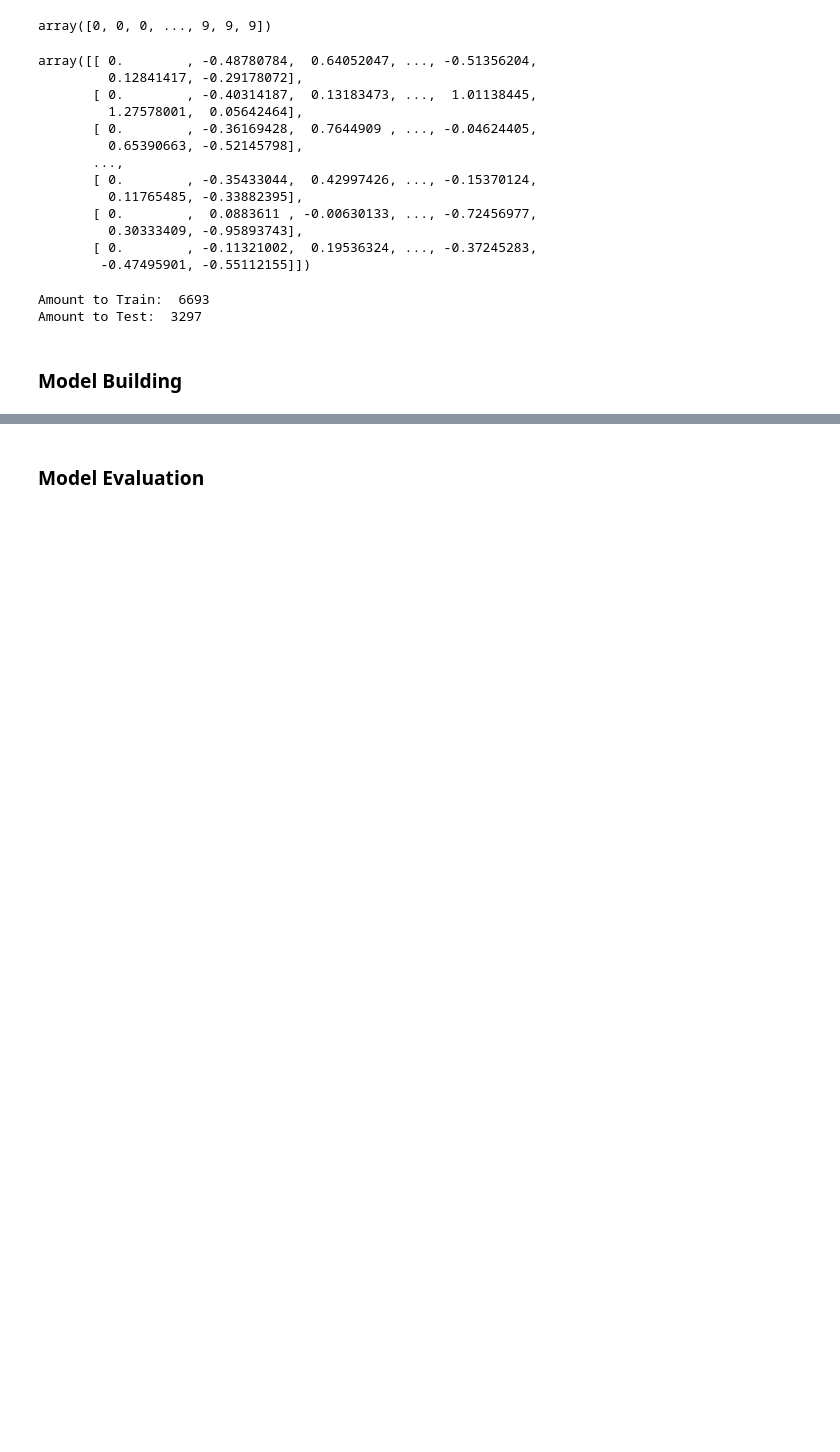
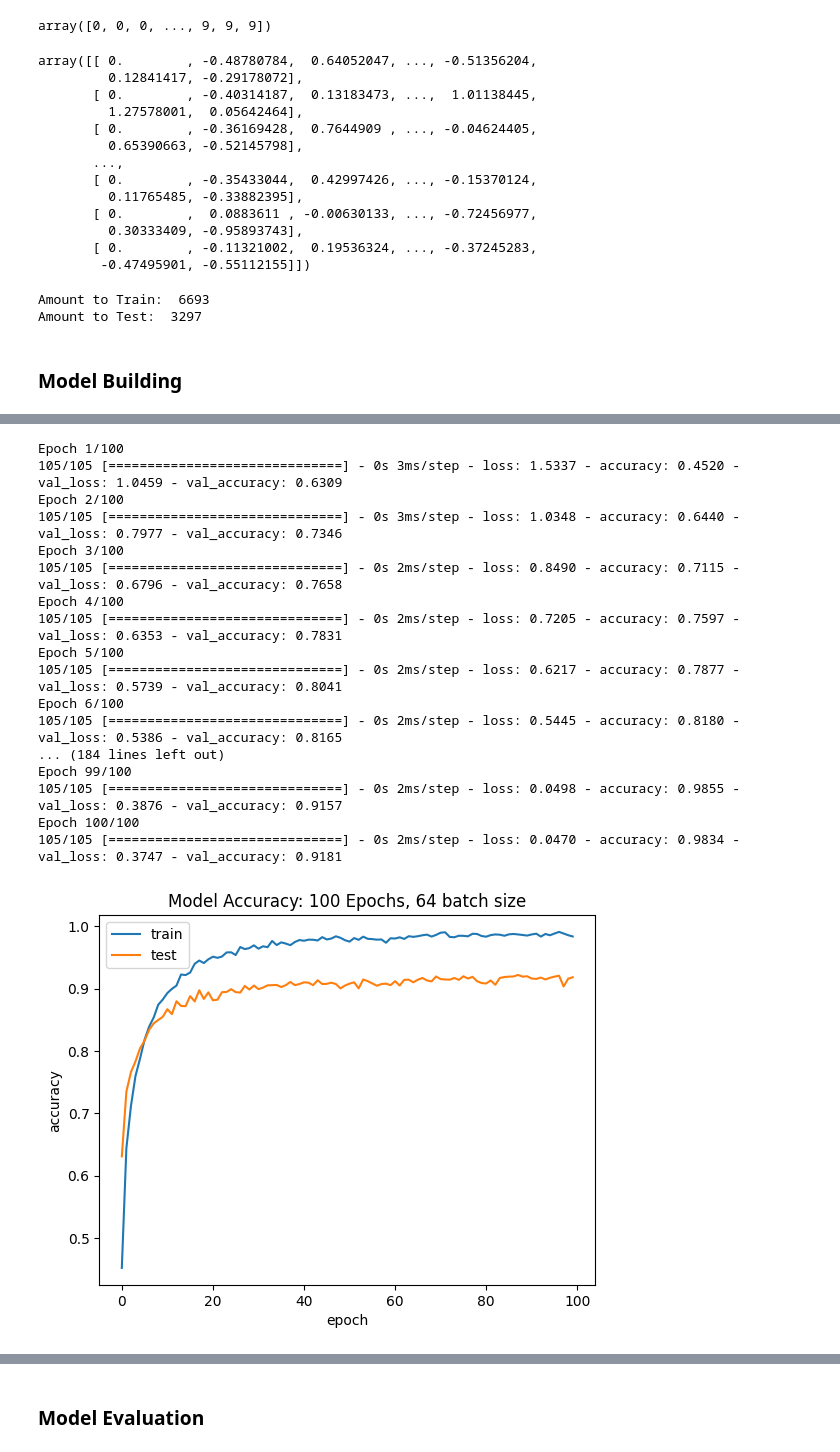
Before and after one commit to lazarulian/psych186b-final-project, a Jupyter notebook: ModelBuilding.ipynb, the cells around one changed output, grey strips where cells are left out. Saved outputs shown, nothing was run; the diff lists cells and outputs as text; code cells hidden in the pictures; blank space fills up the shorter version.

```diff
--- a/ModelBuilding.ipynb
+++ b/ModelBuilding.ipynb
@@ -143,0 +180,39 @@ Validation Accuracy 0.9366090297698975
+# %%
+model=tf.keras.models.Sequential([
+    tf.keras.layers.Dense(512,activation='relu',input_shape=(X_train.shape[1],)),
+    tf.keras.layers.Dropout(0.2),
+
+    tf.keras.layers.Dense(256,activation='relu'),
+    keras.layers.Dropout(0.2),
+
+    tf.keras.layers.Dense(128,activation='relu'),
+    tf.keras.layers.Dropout(0.2),
+
+    tf.keras.layers.Dense(64,activation='relu'),
+    tf.keras.layers.Dropout(0.2),
+
+    tf.keras.layers.Dense(10,activation='softmax'),
+])
+
+model_history=train_model(model=model,epochs=100, b_size=64, optimizer='adam')
+plot_accuracy(model_history, 100, 64)
+plot_loss(model_history, 100, 64)
+# %% [output]
+Epoch 1/100
+105/105 [==============================] - 0s 3ms/step - loss: 1.5337 - accuracy: 0.4520 - val_loss: 1.0459 - val_accuracy: 0.6309
+Epoch 2/100
+105/105 [==============================] - 0s 3ms/step - loss: 1.0348 - accuracy: 0.6440 - val_loss: 0.7977 - val_accuracy: 0.7346
+Epoch 3/100
+105/105 [==============================] - 0s 2ms/step - loss: 0.8490 - accuracy: 0.7115 - val_loss: 0.6796 - val_accuracy: 0.7658
+Epoch 4/100
+105/105 [==============================] - 0s 2ms/step - loss: 0.7205 - accuracy: 0.7597 - val_loss: 0.6353 - val_accuracy: 0.7831
+Epoch 5/100
+105/105 [==============================] - 0s 2ms/step - loss: 0.6217 - accuracy: 0.7877 - val_loss: 0.5739 - val_accuracy: 0.8041
+Epoch 6/100
+105/105 [==============================] - 0s 2ms/step - loss: 0.5445 - accuracy: 0.8180 - val_loss: 0.5386 - val_accuracy: 0.8165
+... (184 lines left out)
+Epoch 99/100
+105/105 [==============================] - 0s 2ms/step - loss: 0.0498 - accuracy: 0.9855 - val_loss: 0.3876 - val_accuracy: 0.9157
+Epoch 100/100
+105/105 [==============================] - 0s 2ms/step - loss: 0.0470 - accuracy: 0.9834 - val_loss: 0.3747 - val_accuracy: 0.9181
+[figure, added]
```
Also changed, not shown: parts of 12 cells of this notebook, 7 other files.
